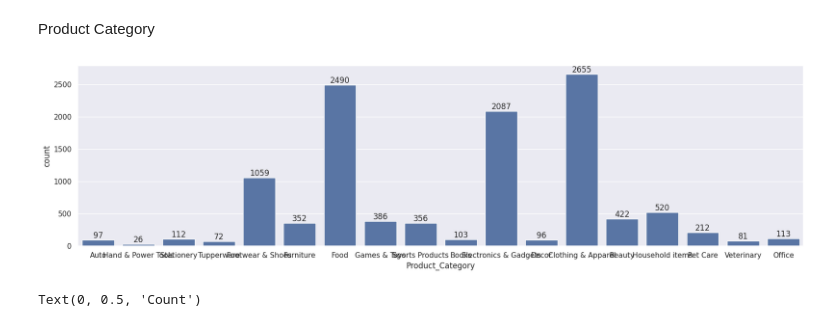
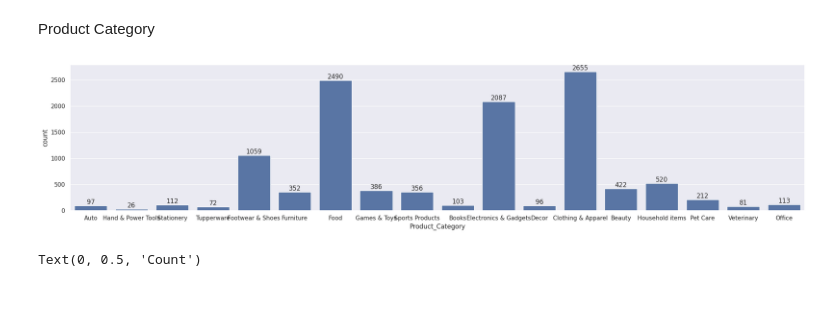
Before and after one commit to SrushtiRatnaparkhi/Python-EDA-Analysis-Project, a Jupyter notebook: Diwali_Sales_Analysis _Updated.ipynb, the cells around one changed output. Saved outputs shown, nothing was run; the diff lists cells and outputs as text; code cells hidden in the pictures; blank space fills up the shorter version.

```diff
--- a/Diwali_Sales_Analysis _Updated.ipynb
+++ b/Diwali_Sales_Analysis _Updated.ipynb
@@ -285,13 +258,13 @@ From above graphs we can see that most of the buyers are working in IT, Healthca
 # %% [markdown]
 Product Category
 # %%
-sns.set(rc={'figure.figsize':(20,5)})
+sns.set(rc={'figure.figsize':(25,5)})
 ax = sns.countplot(data = df, x = 'Product_Category')
 
 for bars in ax.containers:
     ax.bar_label(bars)
 # %% [output]
-[figure, old version]
+[figure, new version]
 # %%
 counts = df['Product_Category'].value_counts().sort_values(ascending=False)
 sns.set(rc={'figure.figsize': (40, 5)})
```
Also changed, not shown: parts of 6 cells of this notebook.
